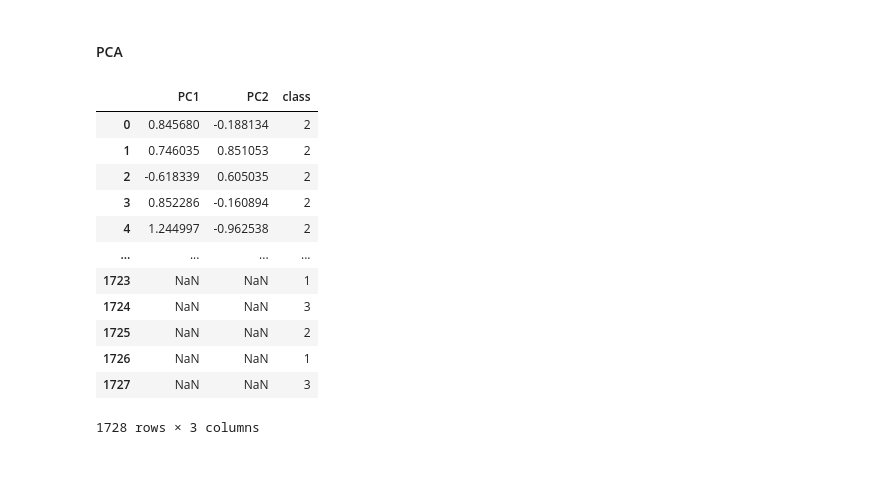
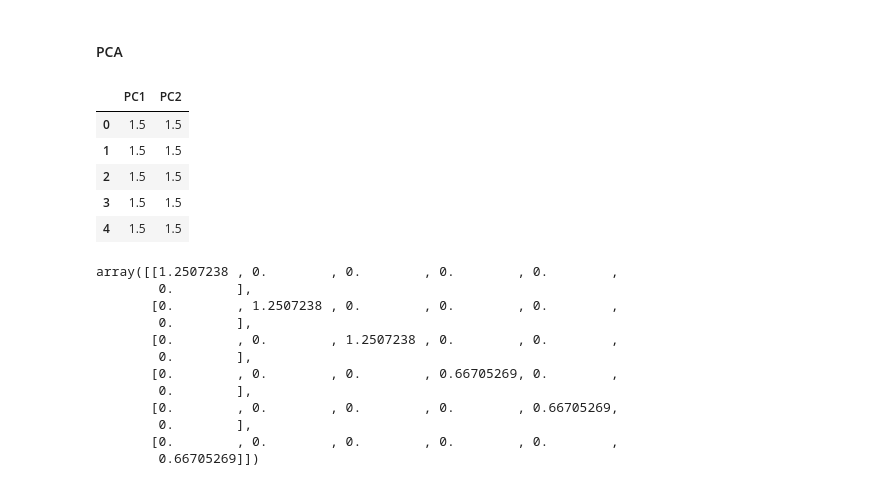
Before and after one commit to Jeko-Mus/Machine-Learning, a Jupyter notebook: Week_Chapters/06. Trees/car_random_forest.ipynb, the cells around one changed output. Cells and saved outputs as stored; diff of their text form; code cells hidden in the pictures.

```diff
--- a/Week_Chapters/06. Trees/car_random_forest.ipynb
+++ b/Week_Chapters/06. Trees/car_random_forest.ipynb
@@ -38,24 +39,33 @@ clf.score(x_test, y_test)
 from sklearn.decomposition import PCA
 # %%
 pca = PCA(n_components=2)
+pca_cars = pca.fit_transform(X)
 
-principalComponents = pca.fit_transform(X_train)
-
-principalDataframe = pd.DataFrame(data = principalComponents, columns = ['PC1', 'PC2'])
+#cretae df
+df_pca_cars = pd.DataFrame(data = pca_cars, columns = ['PC1', 'PC2'])
+df_pca_cars.head()
+# %% [output]
+|  | PC1 | PC2 |
+| 0 | 1.5 | 1.5 |
+| 1 | 1.5 | 1.5 |
+| 2 | 1.5 | 1.5 |
+| 3 | 1.5 | 1.5 |
+| 4 | 1.5 | 1.5 |
 # %%
-newDataframe = pd.concat([principalDataframe, y],axis = 1)
-newDataframe
+new_df = pd.concat([df_pca_cars, y],axis = 1)
-# %% [output]
-|  | PC1 | PC2 | class |
-| 0 | 0.845680 | -0.188134 | 2 |
-| 1 | 0.746035 | 0.851053 | 2 |
-| 2 | -0.618339 | 0.605035 | 2 |
-| 3 | 0.852286 | -0.160894 | 2 |
-| 4 | 1.244997 | -0.962538 | 2 |
-| ... | ... | ... | ... |
-| 1723 | NaN | NaN | 1 |
-| 1724 | NaN | NaN | 3 |
-| 1725 | NaN | NaN | 2 |
-| 1726 | NaN | NaN | 1 |
-| 1727 | NaN | NaN | 3 |
-1728 rows × 3 columns
+# %%
+cov_mat = np.cov(X.T)
+cov_mat
+# %% [output]
+array([[1.2507238 , 0.        , 0.        , 0.        , 0.        ,
+        0.        ],
+       [0.        , 1.2507238 , 0.        , 0.        , 0.        ,
+        0.        ],
+       [0.        , 0.        , 1.2507238 , 0.        , 0.        ,
+        0.        ],
+       [0.        , 0.        , 0.        , 0.66705269, 0.        ,
+        0.        ],
+       [0.        , 0.        , 0.        , 0.        , 0.66705269,
+        0.        ],
+       [0.        , 0.        , 0.        , 0.        , 0.        ,
+        0.66705269]])
```
Also changed, not shown: parts of 1 cell of this notebook, 1 other file.
